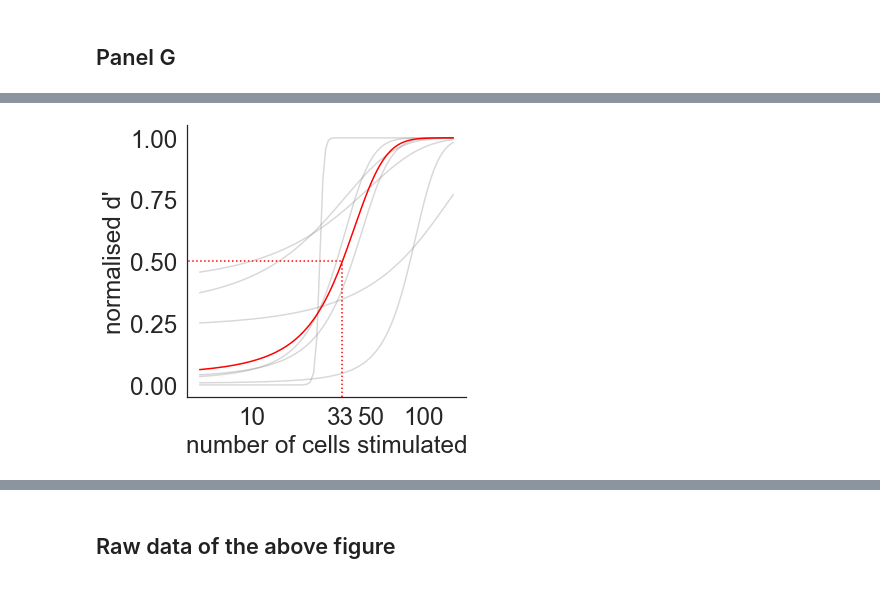
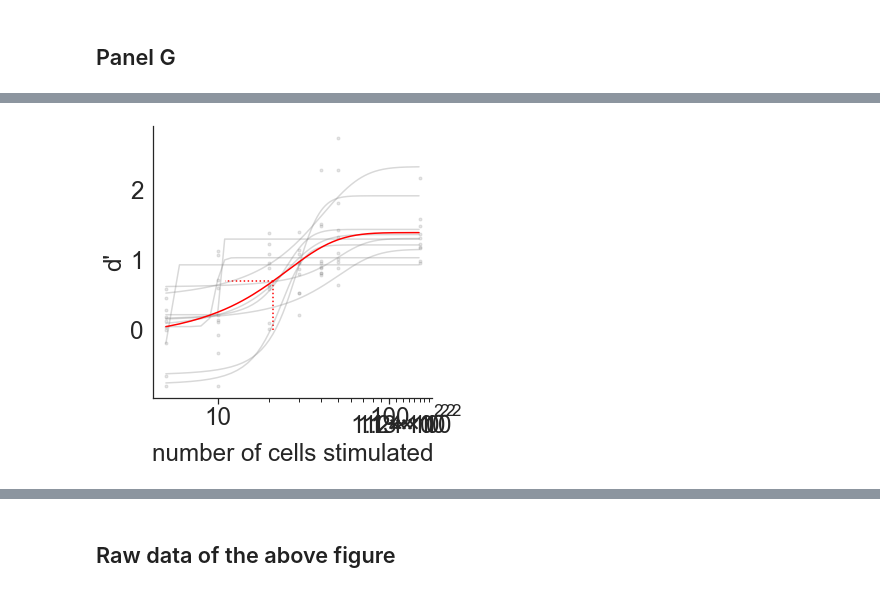
Before and after one commit to Packer-Lab/popping-off, a Jupyter notebook: notebooks/Paper Figures/Figure1.ipynb, the cells around one changed output, grey strips where cells are left out. Drawn from its saved outputs; the diff is of its cells as text; code cells hidden in the pictures.

```diff
--- a/notebooks/Paper Figures/Figure1.ipynb
+++ b/notebooks/Paper Figures/Figure1.ipynb
@@ -177,11 +191,13 @@ def get_subset_dprime(session):
 
     fp_rate = sum(session.outcome=='fp') / (sum(session.outcome=='fp') + sum(session.outcome=='cr'))
     subset_dprimes = []
-    for subset in [[5, 10], [20, 30], [40, 50], [150]]:
+#     for subset in [[5, 10], [20, 30], [40, 50], [150]]:
+    for subset in [[5],[10],[20],[30],[40],[50], [150]]:
         idx = np.isin(session.trial_subsets, subset)
         outcome = session.outcome[idx]
         hit_rate = sum(outcome=='hit') / (sum(outcome=='hit') + sum(outcome=='miss'))
         subset_dprimes.append(d_prime(hit_rate, fp_rate))
+#         subset_dprimes.append(hit_rate)
 
     return subset_dprimes
 # %%
@@ -189,5 +205,9 @@ subset_dprimes = [get_subset_dprime(lm.session) for lm in msm.linear_models]
 subset_dprimes = np.array(subset_dprimes)
 # %%
 # psychometric function
-def pf(x, alpha, beta):
-    return 1. / (1 + np.exp( -(x-alpha)/beta ))
+def pf(x, max_value, alpha, beta):
+    ''' Max value: max value of sigmoid
+        alpha: x_axis midpoint
+        beta: the growth rate
+    '''
+    return max_value / (1 + np.exp( -(x-alpha)/beta))
@@ -194,30 +218,79 @@ def pf(x, alpha, beta):
 # %%
 np.seterr(divide='ignore')  # Ugly division by 0 error
 plt.figure(figsize=(5,5))
 
-x_axis = [7.5, 25, 45, 150]
+# x_axis = [7.5, 25, 45, 150]
+x_axis = [5,10,20,30,40,50,150]
 all_dp = []
-for dp in subset_dprimes:
-    dp = dp / max(dp)
+n = 0
+
+min_x = 5
+for idx, dp in enumerate(subset_dprimes):
+
     all_dp.append(dp)
-    popt, pcov = curve_fit(pf, x_axis, dp, method='dogbox', p0=[50, 200])
-    plt.plot(np.arange(5,max(x_axis)), pf(np.arange(5,max(x_axis)), *popt), color='grey', alpha=0.3)
+
+    # Subtract the min val from the data and then add it
+    # back on later, to get the fit below 0 if required
+    min_val = min(dp)
+    dp = dp - min_val
+    popt, pcov = curve_fit(pf, x_axis, dp, method='dogbox', p0=[max(dp), 50, 200])
+
+    dp = dp + min_val
+
+    plt.plot(x_axis, dp, '.', color='grey', alpha=0.2)
+
+    plt.plot(np.arange(min_x ,max(x_axis)), pf(np.arange(min_x, max(x_axis)), *popt) + min_val, color='grey', alpha=0.3)
     plt.xscale('log')
 
 y = np.concatenate(all_dp)
 x = np.tile(x_axis, subset_dprimes.shape[0])
-popt, pcov = curve_fit(pf, x, y, method='dogbox', p0=[50, 200])
-plt.plot(np.arange(5,max(x_axis)), pf(np.arange(5,max(x_axis)), *popt), color='red')
+
+min_val = min(y)
+
+y = y - min_val
+popt, pcov = curve_fit(pf, x, y, method='dogbox', p0=[max(y), 50, 200])
+
+y = y + min_val
+plt.plot(np.arange(min_x, max(x_axis)), pf(np.arange(min_x, max(x_axis)), *popt) + min_val, color='red')
+
+plt.tick_params(
+    axis='x',
+    which='both',
+    bottom=True
+)
+
+
+plt.gca().tick_params(which='minor', labelbottom=True)
+
+ax = plt.gca()
+
+ax.xaxis.set_minor_locator(ticker.MultipleLocator(10))
+
 
 plt.xscale('log')
-plt.ylabel('normalised d\'')
+plt.ylabel('d\'')
 plt.xlabel('number of cells stimulated', fontname='Arial')
 
-ticks = [10, int(popt[0]), 50, 100]
-plt.axvline(x=popt[0], ymax=0.5, color='red', ls=':')
-plt.hlines(y=0.5, xmin=0, xmax=popt[0], color='red', ls=':')
 
-_ = plt.xticks(ticks, ticks)
+# Centre point of the rescaled sigmoid.
+# Assumes sigmoid min is 0. Which is approx true here
+midpoint = (popt[0]+min_val)/2
+
+# Empirically find the x-axis position matching the midpoint
+x_range = np.arange(min_x, max(x_axis))
+res = pf(x_range, *popt) + min_val
+n_cells_mid = x_range[np.argmin(np.abs(res-midpoint))]
+
+# Line doesn't go far enough but just extend in illustrator
+plt.vlines(x=n_cells_mid, ymin=0, ymax=midpoint, color='red', ls=':')
+plt.hlines(y=midpoint, xmin=n_cells_mid, xmax=popt[1], color='red', ls=':')
+
+ax.xaxis.set_minor_locator(MultipleLocator(10))
+ax.xaxis.set_major_locator(ticker.LogLocator(base=10))
+
+ticks = [10, 100]
+plt.xticks(ticks, ticks)
+
 save_figure('Figure1PanelG', figure_path)
 # %% [output]
-[figure, old version]
+[figure, new version]
```
Also changed, not shown: parts of 22 cells of this notebook, 7 other files.
